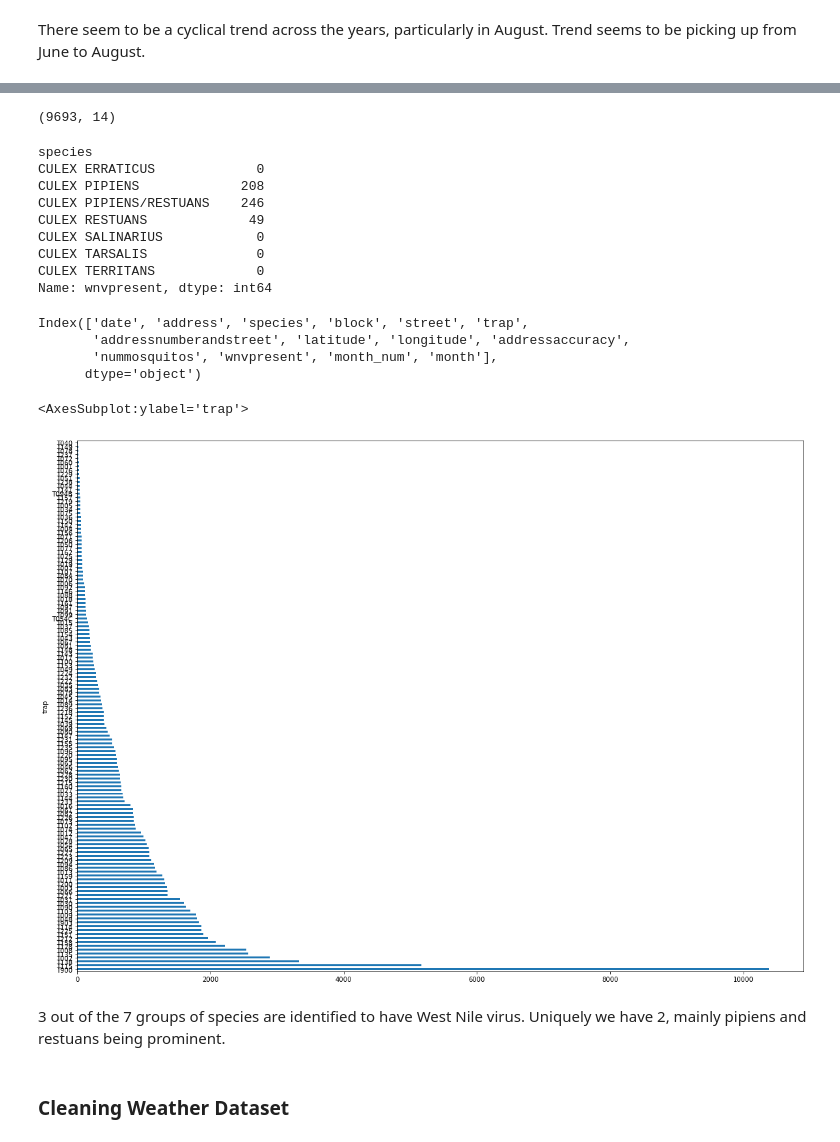
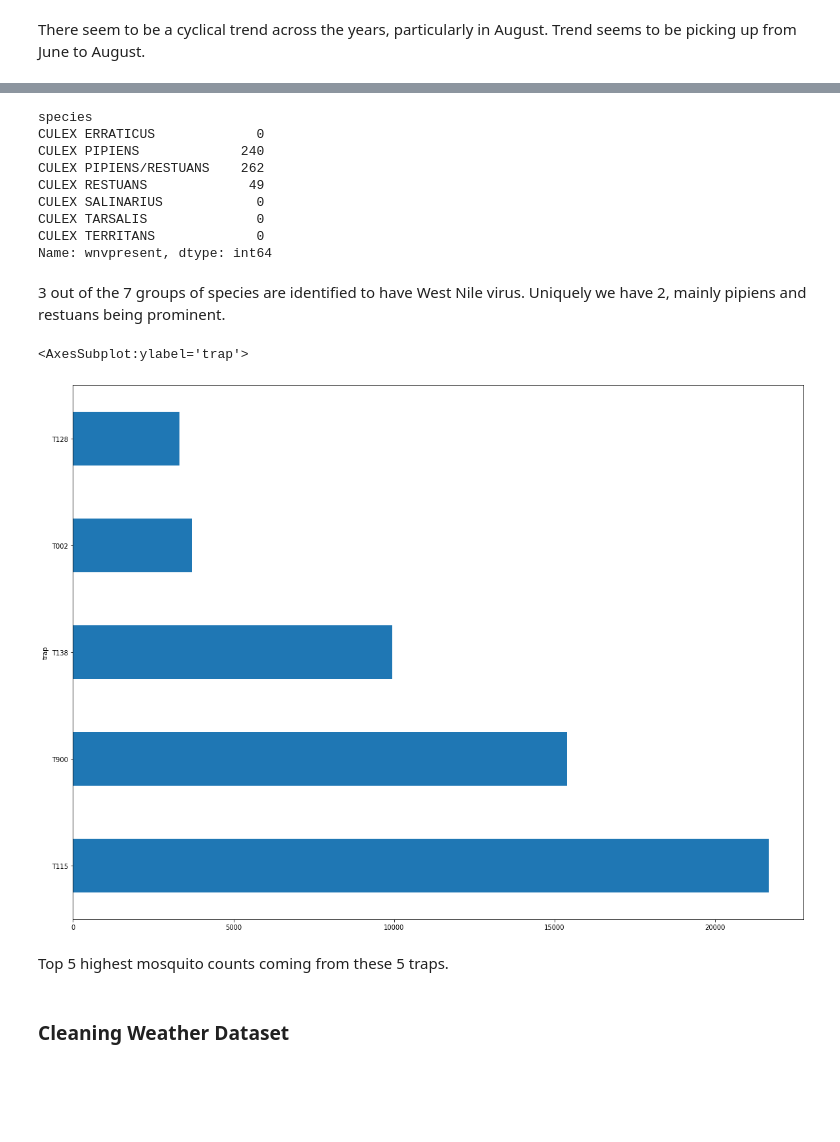
Before and after one commit to msamhz/GA-Project_4, a Jupyter notebook: code/Data_Cleanup_Consolidated.ipynb, the cells around one changed output, grey strips where cells are left out. Drawn from its saved outputs; the diff is of its cells as text; code cells hidden in the pictures; blank space fills up the shorter version.

```diff
--- a/code/Data_Cleanup_Consolidated.ipynb
+++ b/code/Data_Cleanup_Consolidated.ipynb
@@ -127,10 +121,3 @@ train.shape
-# %%
-# remove duplicates from train data
-train.drop_duplicates(ignore_index=True, inplace = True)
-# %%
-train.shape
-# %% [output]
-(9693, 14)
 # %%
 # Groupby species to check how many are present
 
@@ -138,27 +125,22 @@ train.groupby('species')['wnvpresent'].sum()
 # %% [output]
 species
 CULEX ERRATICUS             0
-CULEX PIPIENS             208
-CULEX PIPIENS/RESTUANS    246
+CULEX PIPIENS             240
+CULEX PIPIENS/RESTUANS    262
 CULEX RESTUANS             49
 CULEX SALINARIUS            0
 CULEX TARSALIS              0
 CULEX TERRITANS             0
 Name: wnvpresent, dtype: int64
-# %%
-train.columns
-# %% [output]
-Index(['date', 'address', 'species', 'block', 'street', 'trap',
-       'addressnumberandstreet', 'latitude', 'longitude', 'addressaccuracy',
-       'nummosquitos', 'wnvpresent', 'month_num', 'month'],
-      dtype='object')
-# %%
-train.groupby(['trap']).sum().sort_values(by = 'nummosquitos', ascending = False)['nummosquitos'].plot.barh(figsize = (20,15))
-# %% [output]
-<AxesSubplot:ylabel='trap'>
-[figure, removed]
 # %% [markdown]
 3 out of the 7 groups of species are identified to have West Nile virus. Uniquely we have 2, mainly pipiens and restuans being prominent.
+# %%
+train.groupby(['trap']).sum().sort_values(by = 'nummosquitos', ascending = False)['nummosquitos'].head(5).plot.barh(figsize = (20,15))
+# %% [output]
+<AxesSubplot:ylabel='trap'>
+[figure, added]
+# %% [markdown]
+Top 5 highest mosquito counts coming from these 5 traps.
 # %% [markdown]
 ### Cleaning Weather Dataset
 # %%
```
Also changed, not shown: parts of 4 cells of this notebook, 1 other file.
